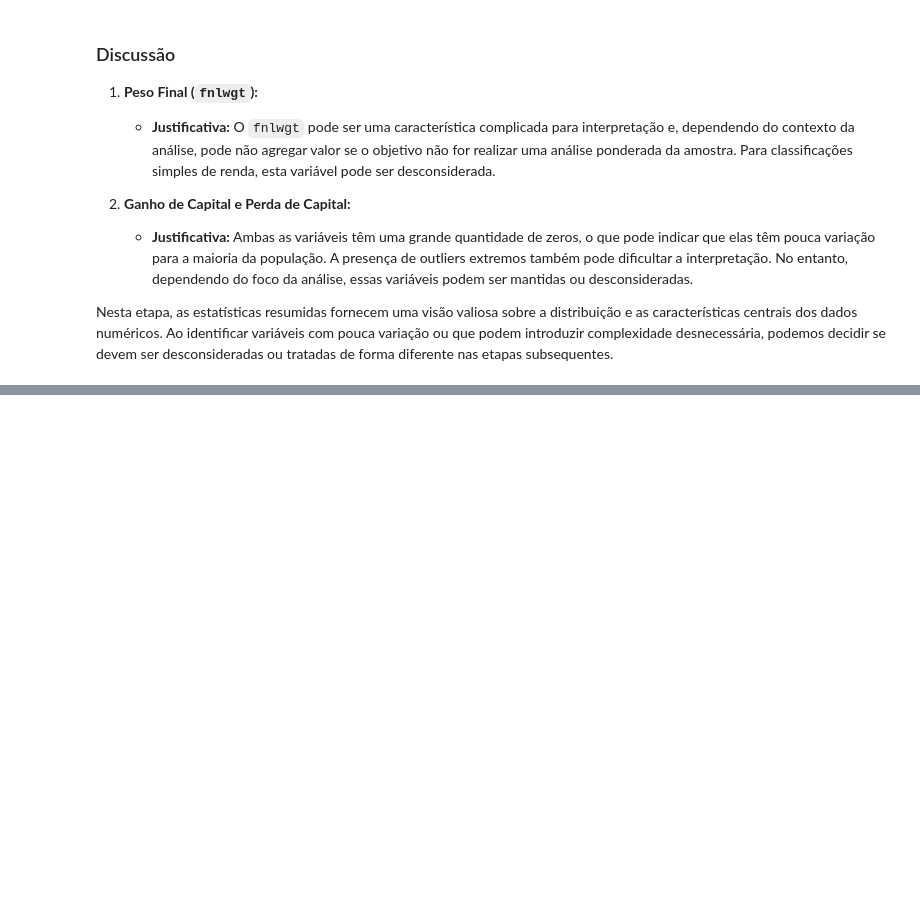
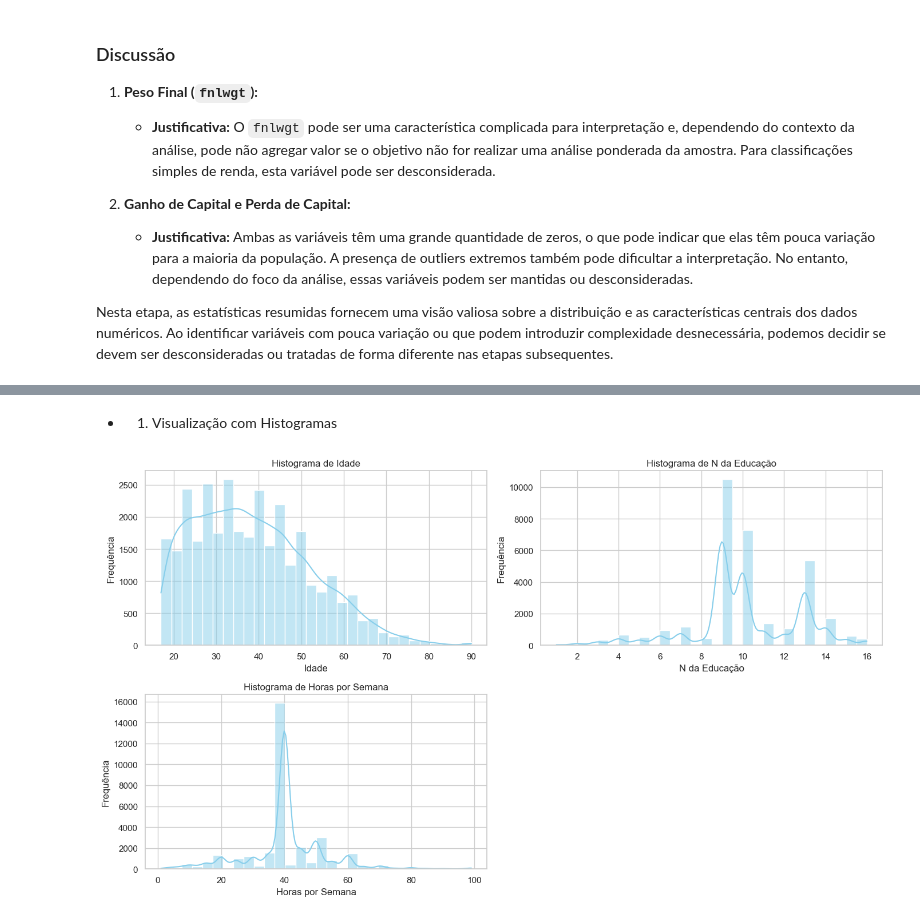
Before and after one commit to lucass235/Analise_dados_pos, a Jupyter notebook: scripts/Analise_exploratoria_dos_dados.ipynb, the cells around one changed output, grey strips where cells are left out. Drawn from its saved outputs; the diff is of its cells as text; code cells hidden in the pictures; blank space fills up the shorter version.

Commit message:
data visualization

```diff
--- a/scripts/Analise_exploratoria_dos_dados.ipynb
+++ b/scripts/Analise_exploratoria_dos_dados.ipynb
@@ -164,0 +217,22 @@ Nesta etapa, as estatísticas resumidas fornecem uma visão valiosa sobre a dist
+# %% [markdown]
+- 1. Visualização com Histogramas
+# %%
+# Configurações gerais para os gráficos
+sns.set(style="whitegrid")
+plt.figure(figsize=(14, 8))
+
+# Histogramas para variáveis numéricas
+numeric_columns_plot = ['Idade', 'N da Educação', 'Horas por Semana']
+
+for i, column in enumerate(numeric_columns_plot, 1):
+    plt.subplot(2, 2, i)
+    sns.histplot(data[column], kde=True, bins=30, color='skyblue')
+    plt.title(f'Histograma de {column}')
+    plt.xlabel(column)
+    plt.ylabel('Frequência')
+
+plt.tight_layout()
+plt.savefig('../plots/histograma_variaveis_numericas.png', dpi=300, bbox_inches='tight', format='png')
+plt.show()
+# %% [output]
+[figure, added]
```
Also changed, not shown: parts of 14 cells of this notebook, 5 other files.
